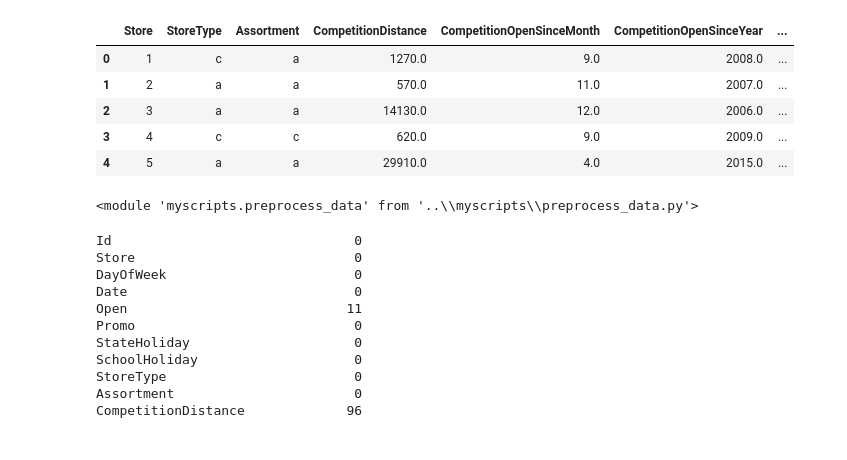
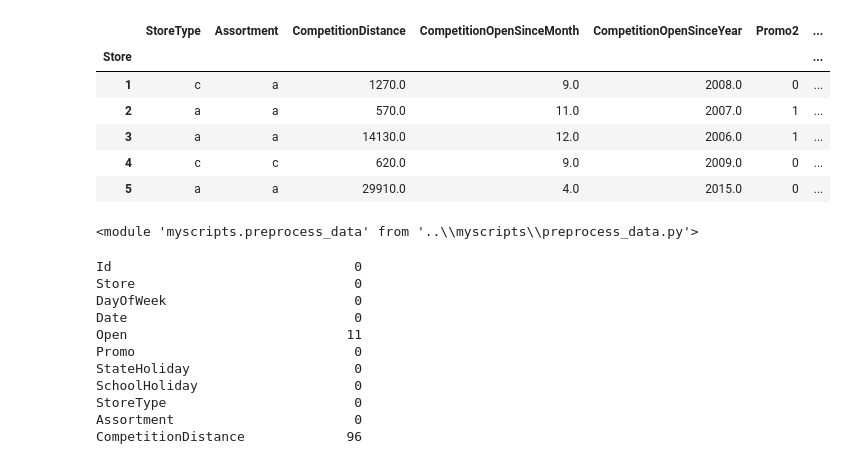
Before and after one commit to fbagire/pharmaceutical_sales_forecast, a Jupyter notebook: notebook/preprocess_data.ipynb, the cells around one changed output. Cells and saved outputs as stored; diff of their text form; code cells hidden in the pictures.

```diff
--- a/notebook/preprocess_data.ipynb
+++ b/notebook/preprocess_data.ipynb
@@ -22,3 +24,23 @@ sys.path.append("..")
 from myscripts import logger_comb
 # %%
 from myscripts import preprocess_data
+# %%
+def load_data_dvc(path, git_revision):
+
+    repo = 'https://github.com/fbagire/sales_predict'
+    version = git_revision
+
+    data_url = dvc.api.get_url(path=path, repo=repo, rev=version)
+
+    mlflow.set_experiment('sales_predict')
+
+    if __name__ == '__main__':
+        warnings.filterwarnings('ignore')
+        np.random.seed(40)
+        with mlflow.start_run(nested=True) as mlrun:
+            data = pd.read_csv(data_url, index_col=[0])
+
+    return data
+# %%
+# load original data
+git_rev="214d629a7f3ab08d36c1abb773b0fecf2d78a6c3"
@@ -49,10 +75,11 @@ test.head()
 # %%
-store=pd.read_csv("../data/store.csv",low_memory=False)
+store=load_data_dvc('data/store.csv',git_revision=git_rev)
 store.head()
 # %% [output]
-|  | Store | StoreType | Assortment | CompetitionDistance | CompetitionOpenSinceMonth | CompetitionOpenSinceYear | ... |
-| 0 | 1 | c | a | 1270.0 | 9.0 | 2008.0 | ... |
-| 1 | 2 | a | a | 570.0 | 11.0 | 2007.0 | ... |
-| 2 | 3 | a | a | 14130.0 | 12.0 | 2006.0 | ... |
-| 3 | 4 | c | c | 620.0 | 9.0 | 2009.0 | ... |
-| 4 | 5 | a | a | 29910.0 | 4.0 | 2015.0 | ... |
+|  | StoreType | Assortment | CompetitionDistance | CompetitionOpenSinceMonth | CompetitionOpenSinceYear | Promo2 | ... |
+| Store |  |  |  |  |  |  | ... |
+| 1 | c | a | 1270.0 | 9.0 | 2008.0 | 0 | ... |
+| 2 | a | a | 570.0 | 11.0 | 2007.0 | 1 | ... |
+| 3 | a | a | 14130.0 | 12.0 | 2006.0 | 1 | ... |
+| 4 | c | c | 620.0 | 9.0 | 2009.0 | 0 | ... |
+| 5 | a | a | 29910.0 | 4.0 | 2015.0 | 0 | ... |
```
Also changed, not shown: parts of 10 cells of this notebook, 36 other files.
